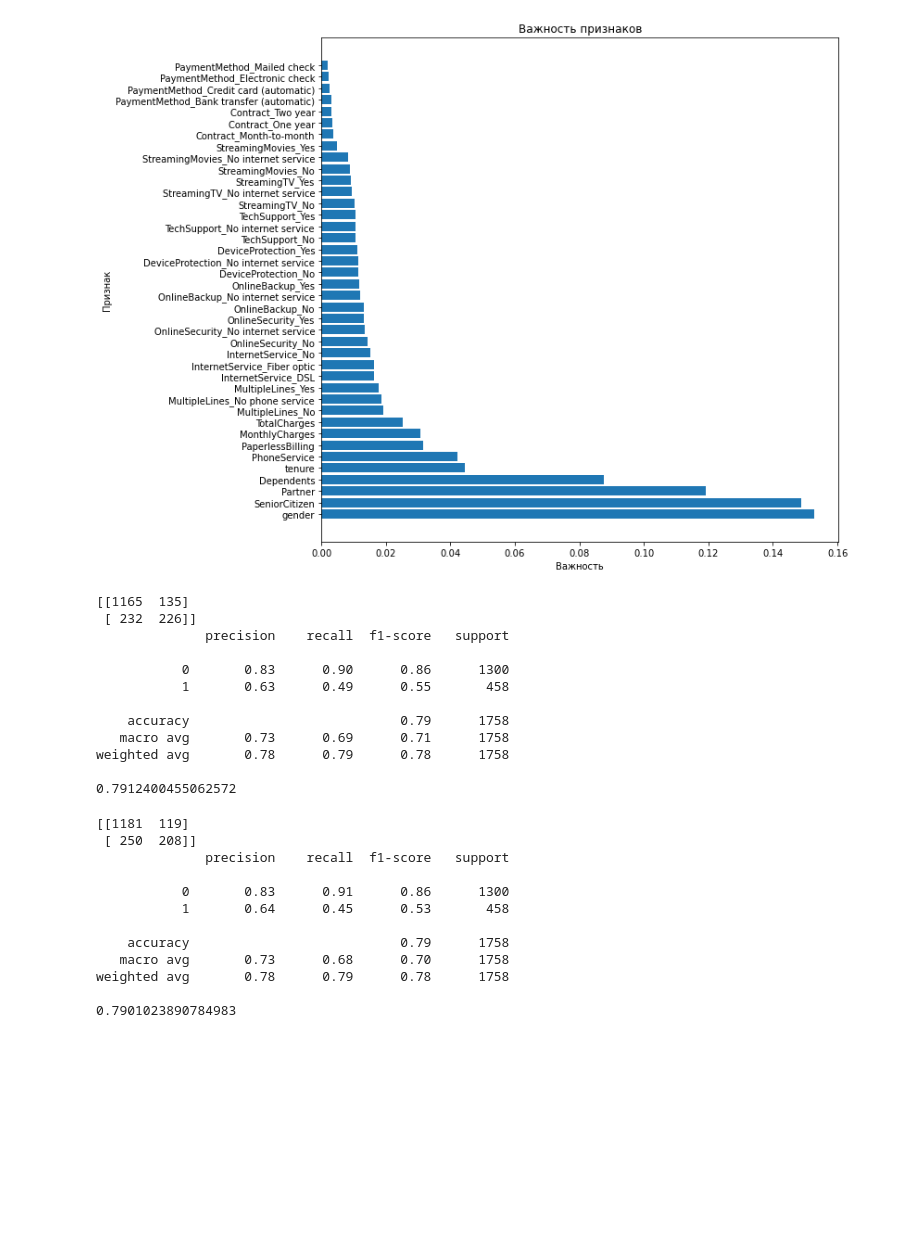
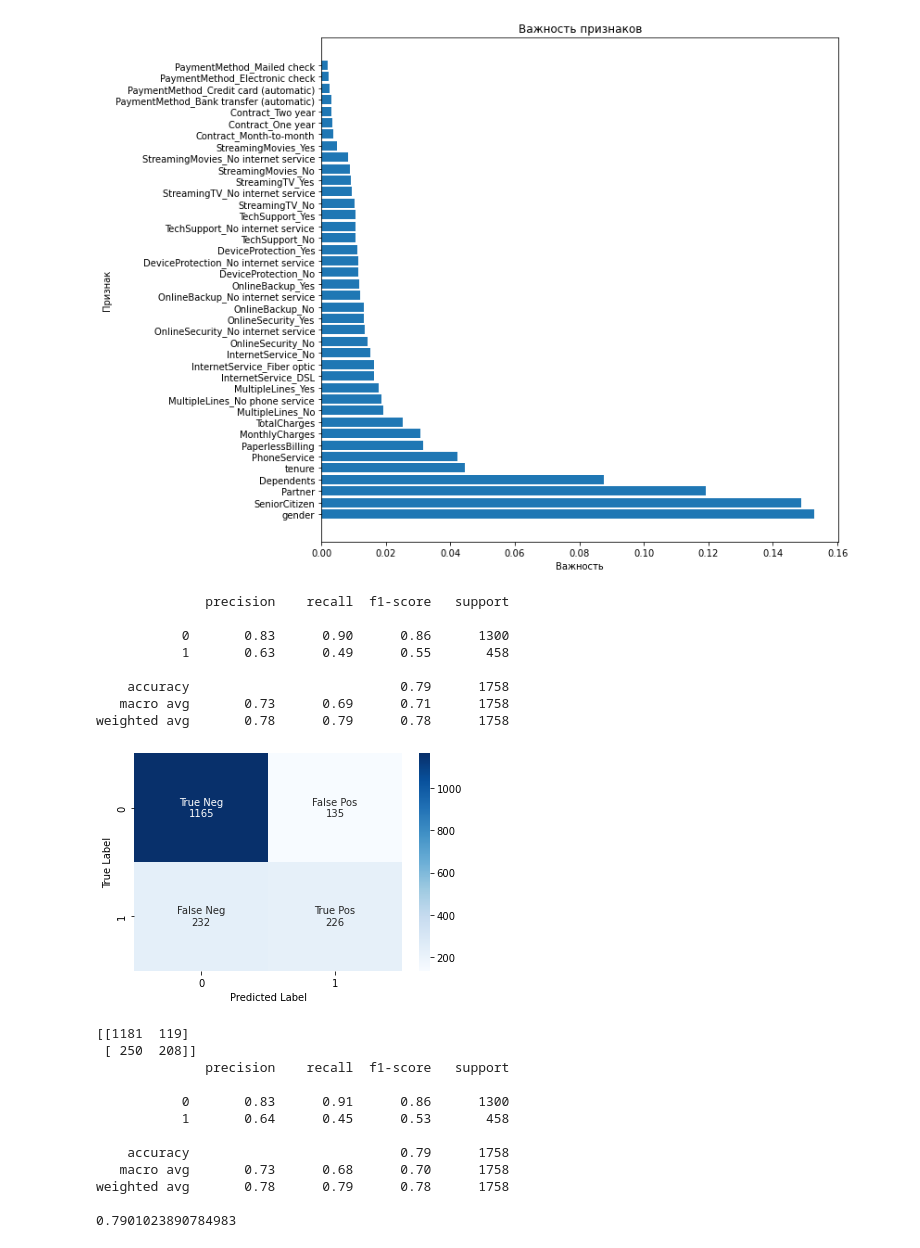
Before and after one commit to nurik08/Churn_Model, a Jupyter notebook: model.ipynb, the cells around one changed output. Saved outputs shown, nothing was run; the diff lists cells and outputs as text; code cells hidden in the pictures; blank space fills up the shorter version.

```diff
--- a/model.ipynb
+++ b/model.ipynb
@@ -147,3 +148,12 @@ random_grid = {'n_estimators': n_estimators,
                'min_samples_leaf': min_samples_leaf}
 
 print(random_grid)
+# %%
+# Сетка гиперпараметров
+random_grid = {'n_estimators': n_estimators,
+               'max_features': max_features,
+               'max_depth': max_depth,
+               'min_samples_split': min_samples_split,
+               'min_samples_leaf': min_samples_leaf}
+
+print(random_grid)
@@ -187,17 +196,0 @@ predict_forest = forest.predict(X_test)
-# %%
-print(confusion_matrix(y_test,predict_forest))
-print(classification_report(y_test, predict_forest))
-print(accuracy_score(y_test, predict_forest))
-# %% [output]
-[[1165  135]
- [ 232  226]]
-              precision    recall  f1-score   support
-
-           0       0.83      0.90      0.86      1300
-           1       0.63      0.49      0.55       458
-
-    accuracy                           0.79      1758
-   macro avg       0.73      0.69      0.71      1758
-weighted avg       0.78      0.79      0.78      1758
-
-0.7912400455062572
@@ -204,3 +200,25 @@ weighted avg       0.78      0.79      0.78      1758
+# %%
+group_names = ["True Neg", "False Pos", "False Neg", "True Pos"]
+group_counts = ["{0:0.0f}".format(value) for value in cf_matrix.flatten()]
+
+labels = [f"{v1}\n{v2}" for v1, v2 in zip(group_names,group_counts)]
+
+labels = np.asarray(labels).reshape(2,2)
+sns.heatmap(cf_matrix, annot=labels, fmt='', cmap='Blues')
+plt.xlabel('Predicted Label')
+plt.ylabel('True Label');
+
+print(classification_report(y_test, predict_forest))
+# %% [output]
+              precision    recall  f1-score   support
+
+           0       0.83      0.90      0.86      1300
+           1       0.63      0.49      0.55       458
+
+    accuracy                           0.79      1758
+   macro avg       0.73      0.69      0.71      1758
+weighted avg       0.78      0.79      0.78      1758
+[figure, added]
 # %%
 predictions = forest.predict(X_test)
 # %%
```
Also changed, not shown: parts of 4 cells of this notebook.
